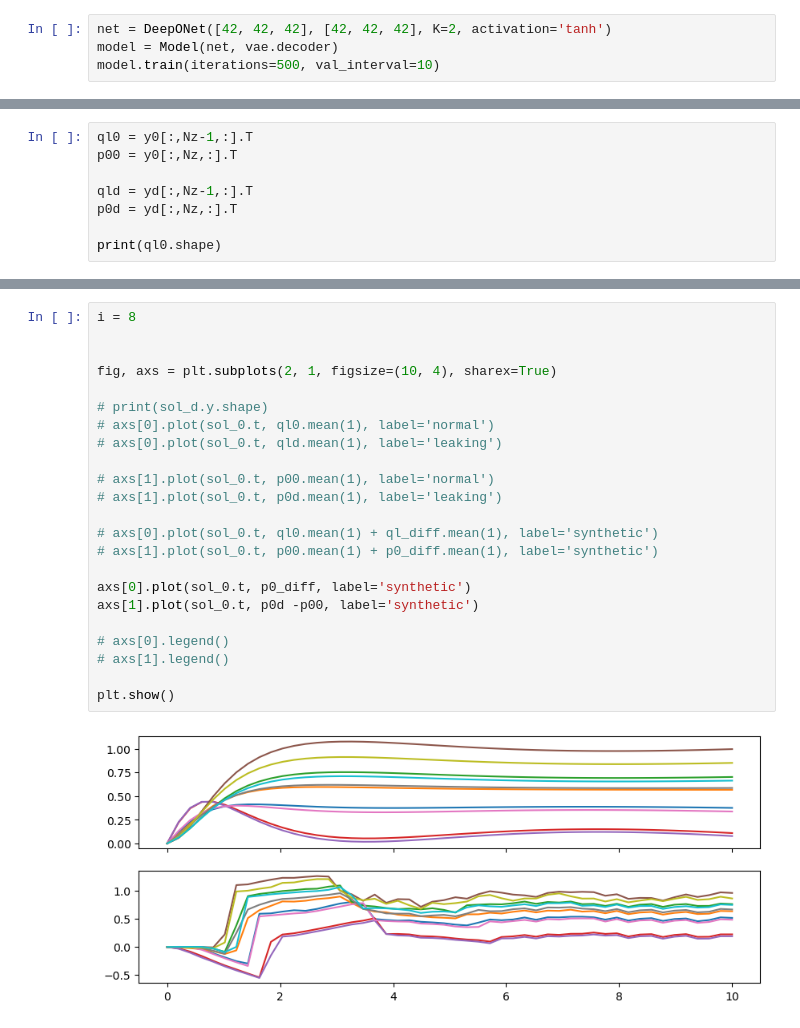
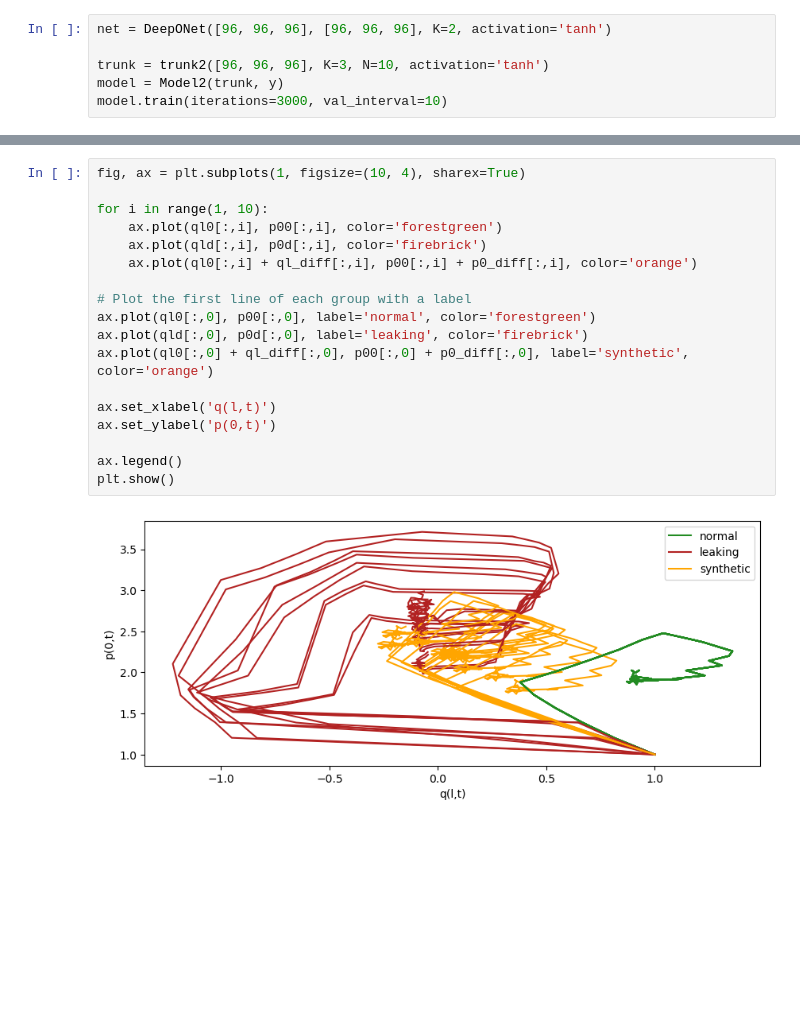
Before and after one commit to johanslettengren/synthetic-anomaly-generation, a Jupyter notebook: simulation.ipynb, the cells around one changed output, grey strips where cells are left out. Saved outputs shown, nothing was run; the diff lists cells and outputs as text; blank space fills up the shorter version.

```diff
--- a/simulation.ipynb
+++ b/simulation.ipynb
@@ -35,5 +141,7 @@ VAE(
 # %%
-net = DeepONet([42, 42, 42], [42, 42, 42], K=2, activation='tanh')
-model = Model(net, vae.decoder)
-model.train(iterations=500, val_interval=10)
+net = DeepONet([96, 96, 96], [96, 96, 96], K=2, activation='tanh')
+
+trunk = trunk2([96, 96, 96], K=3, N=10, activation='tanh')
+model = Model2(trunk, y)
+model.train(iterations=3000, val_interval=10)
 # %% [output]
@@ -101,8 +188,0 @@ yd = np.stack(ysd)
-# %%
-ql0 = y0[:,Nz-1,:].T
-p00 = y0[:,Nz,:].T
-
-qld = yd[:,Nz-1,:].T
-p0d = yd[:,Nz,:].T
-
-print(ql0.shape)
@@ -129,28 +205,23 @@ print(p0_error_syn / p0_norm)
 # %%
-i = 8
+fig, ax = plt.subplots(1, figsize=(10, 4), sharex=True)
 
+for i in range(1, 10):
+    ax.plot(ql0[:,i], p00[:,i], color='forestgreen')
+    ax.plot(qld[:,i], p0d[:,i], color='firebrick')
+    ax.plot(ql0[:,i] + ql_diff[:,i], p00[:,i] + p0_diff[:,i], color='orange')
 
-fig, axs = plt.subplots(2, 1, figsize=(10, 4), sharex=True)
+# Plot the first line of each group with a label
+ax.plot(ql0[:,0], p00[:,0], label='normal', color='forestgreen')
+ax.plot(qld[:,0], p0d[:,0], label='leaking', color='firebrick')
+ax.plot(ql0[:,0] + ql_diff[:,0], p00[:,0] + p0_diff[:,0], label='synthetic', color='orange')
 
-# print(sol_d.y.shape)
-# axs[0].plot(sol_0.t, ql0.mean(1), label='normal')
-# axs[0].plot(sol_0.t, qld.mean(1), label='leaking')
+ax.set_xlabel('q(l,t)')
+ax.set_ylabel('p(0,t)')
 
-# axs[1].plot(sol_0.t, p00.mean(1), label='normal')
-# axs[1].plot(sol_0.t, p0d.mean(1), label='leaking')
-
-# axs[0].plot(sol_0.t, ql0.mean(1) + ql_diff.mean(1), label='synthetic')
-# axs[1].plot(sol_0.t, p00.mean(1) + p0_diff.mean(1), label='synthetic')
-
-axs[0].plot(sol_0.t, p0_diff, label='synthetic')
-axs[1].plot(sol_0.t, p0d -p00, label='synthetic')
-
-# axs[0].legend()
-# axs[1].legend()
-
+ax.legend()
 plt.show()
 # %% [output]
-[figure, old version]
+[figure, new version]
 # %%
 import matplotlib.pyplot as plt
 
```
Also changed, not shown: parts of 18 cells of this notebook, 4 other files.
